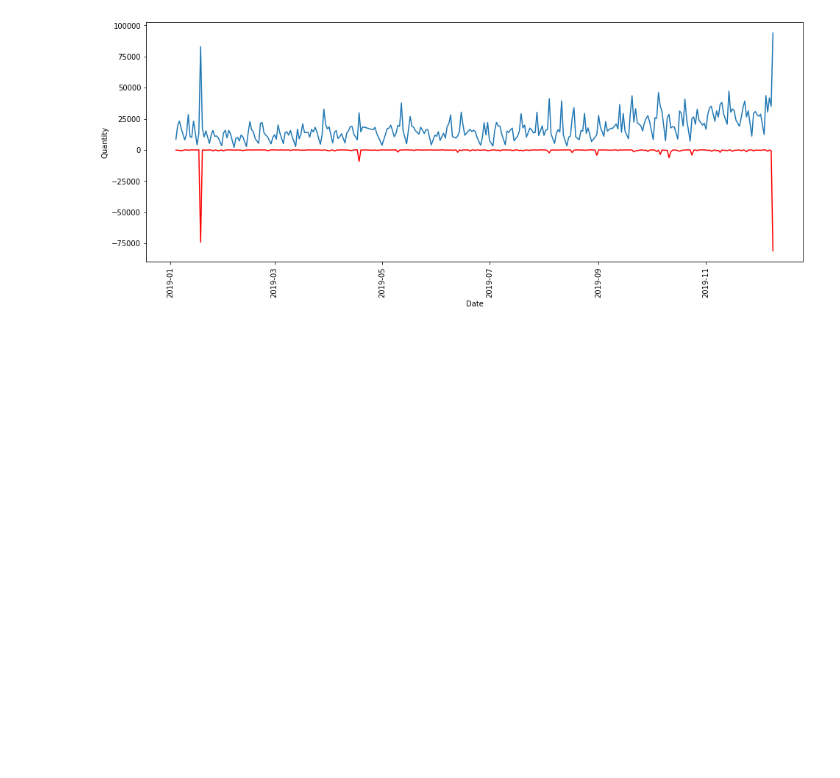
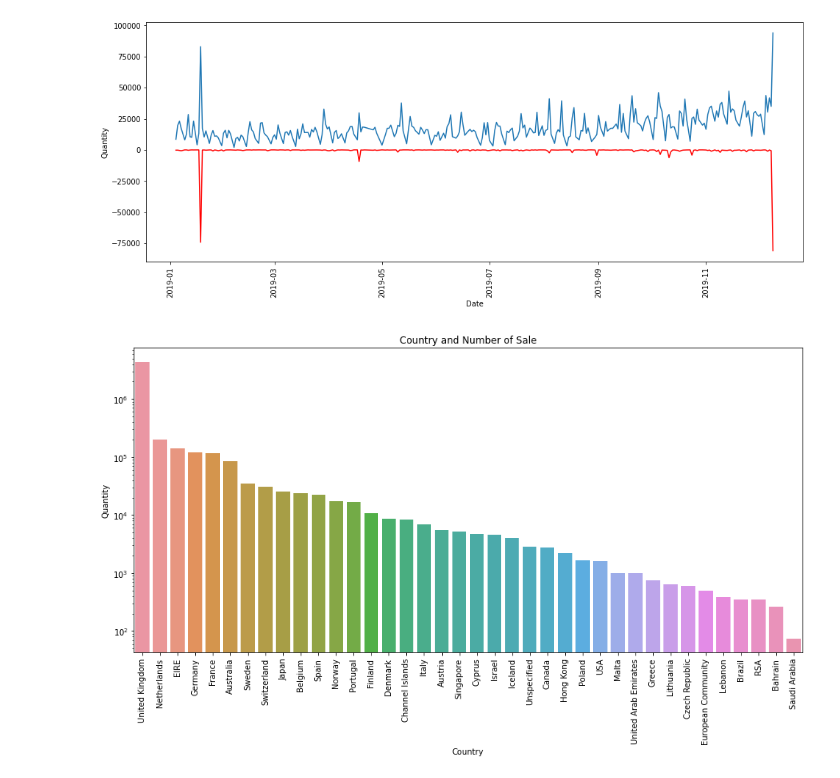
Before and after one commit to alipourmotlagh/E-commerce-Business-Transaction, a Jupyter notebook: product-analytics-e-commerce-business-transaction.ipynb, the cells around one changed output. Cells and saved outputs as stored; diff of their text form; code cells hidden in the pictures; blank space fills up the shorter version.

```diff
--- a/product-analytics-e-commerce-business-transaction.ipynb
+++ b/product-analytics-e-commerce-business-transaction.ipynb
@@ -120,4 +125,17 @@ plt.xticks(rotation=90)
 plt.show()
 # %% [output]
 [figure]
+# %%
+
+fig, ax = plt.subplots(figsize=(15,7))
+country = data.groupby(['Country'],as_index=False).agg({'Quantity':'sum','TransactionAmount':'sum'})\
+    .sort_values(by='Quantity',ascending=False)
+
+ax.set_yscale('log')
+fig=sns.barplot(country,x='Country',y='Quantity')
+plt.xticks(rotation=90)
+plt.title('Country and Number of Sale')
+plt.show()
+# %% [output]
+[figure, added]
 # %%
```
Also changed, not shown: parts of 12 cells of this notebook.
